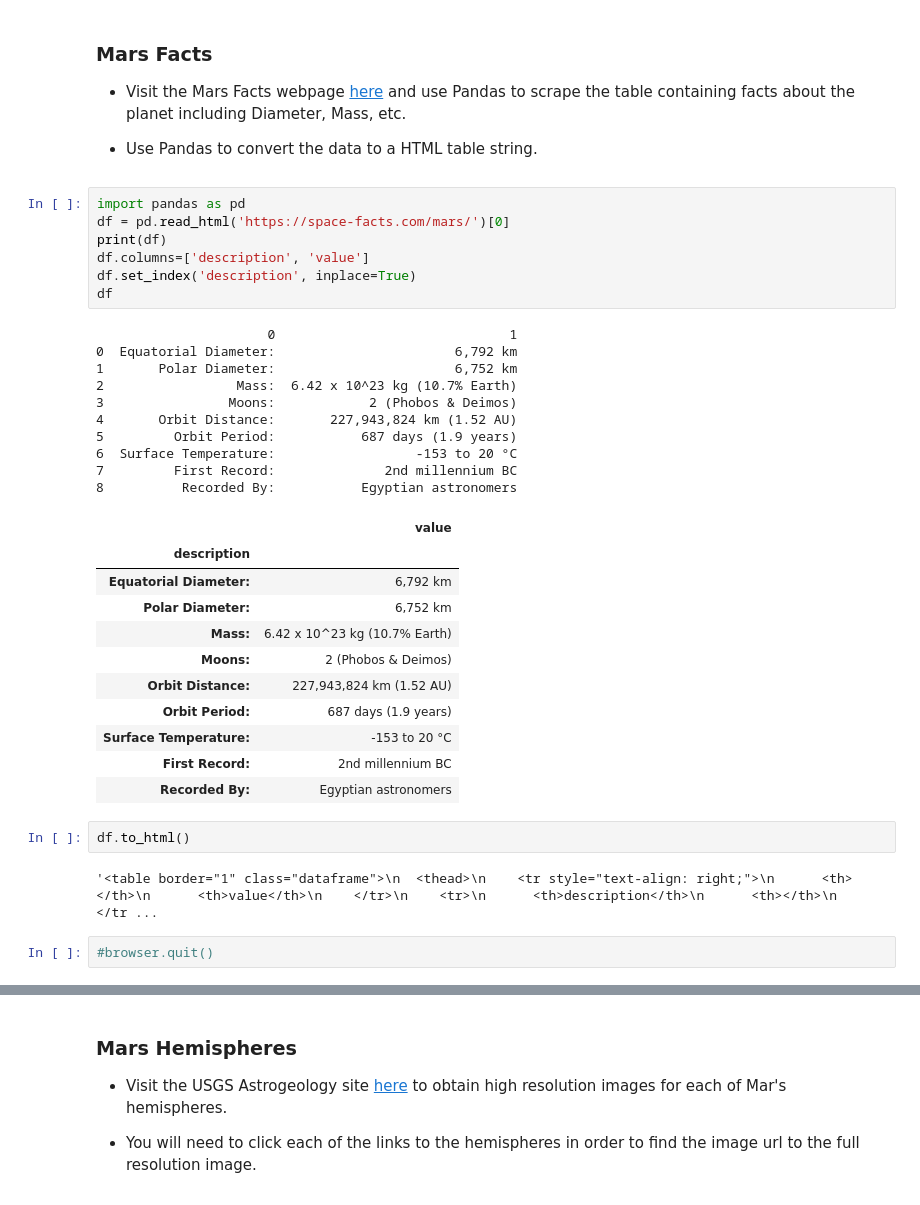
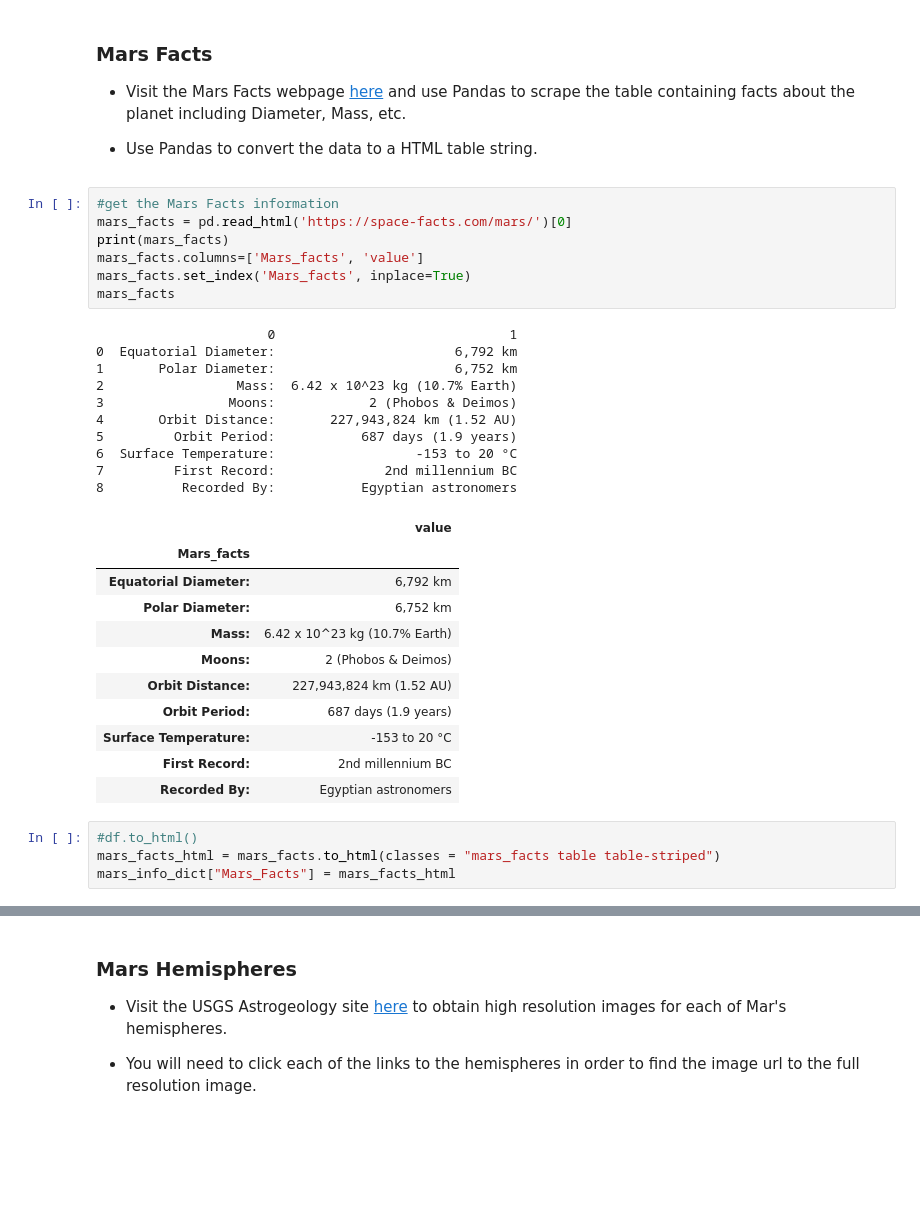
Before and after one commit to sn95033/Space-Adventures, a Jupyter notebook: Mission_to_Mars.ipynb, the cells around one changed output, grey strips where cells are left out. Saved outputs shown, nothing was run; the diff lists cells and outputs as text; blank space fills up the shorter version.

```diff
--- a/Mission_to_Mars.ipynb
+++ b/Mission_to_Mars.ipynb
@@ -250,25 +331,25 @@ mars_weather
 
 * Use Pandas to convert the data to a HTML table string.
 # %%
-import pandas as pd
-df = pd.read_html('https://space-facts.com/mars/')[0]
-print(df)
-df.columns=['description', 'value']
-df.set_index('description', inplace=True)
-df
+#get the Mars Facts information
+mars_facts = pd.read_html('https://space-facts.com/mars/')[0]
+print(mars_facts)
+mars_facts.columns=['Mars_facts', 'value']
+mars_facts.set_index('Mars_facts', inplace=True)
+mars_facts
 # %% [output]
                       0                              1
 0  Equatorial Diameter:                       6,792 km
 1       Polar Diameter:                       6,752 km
 2                 Mass:  6.42 x 10^23 kg (10.7% Earth)
 3                Moons:            2 (Phobos & Deimos)
 4       Orbit Distance:       227,943,824 km (1.52 AU)
 5         Orbit Period:           687 days (1.9 years)
 6  Surface Temperature:                  -153 to 20 °C
 7         First Record:              2nd millennium BC
 8          Recorded By:           Egyptian astronomers
 |  | value |
-| description |  |
+| Mars_facts |  |
 | Equatorial Diameter: | 6,792 km |
 | Polar Diameter: | 6,752 km |
 | Mass: | 6.42 x 10^23 kg (10.7% Earth) |
@@ -278,9 +359,7 @@ df
 | Surface Temperature: | -153 to 20 °C |
 | First Record: | 2nd millennium BC |
 | Recorded By: | Egyptian astronomers |
-# %%
-df.to_html()
-# %% [output]
-'<table border="1" class="dataframe">\n  <thead>\n    <tr style="text-align: right;">\n      <th></th>\n      <th>value</th>\n    </tr>\n    <tr>\n      <th>description</th>\n      <th></th>\n    </tr ...
-# %%
-#browser.quit()
+# %%
+#df.to_html()
+mars_facts_html = mars_facts.to_html(classes = "mars_facts table table-striped")
+mars_info_dict["Mars_Facts"] = mars_facts_html
```
Also changed, not shown: parts of 25 cells of this notebook, 5 other files.
